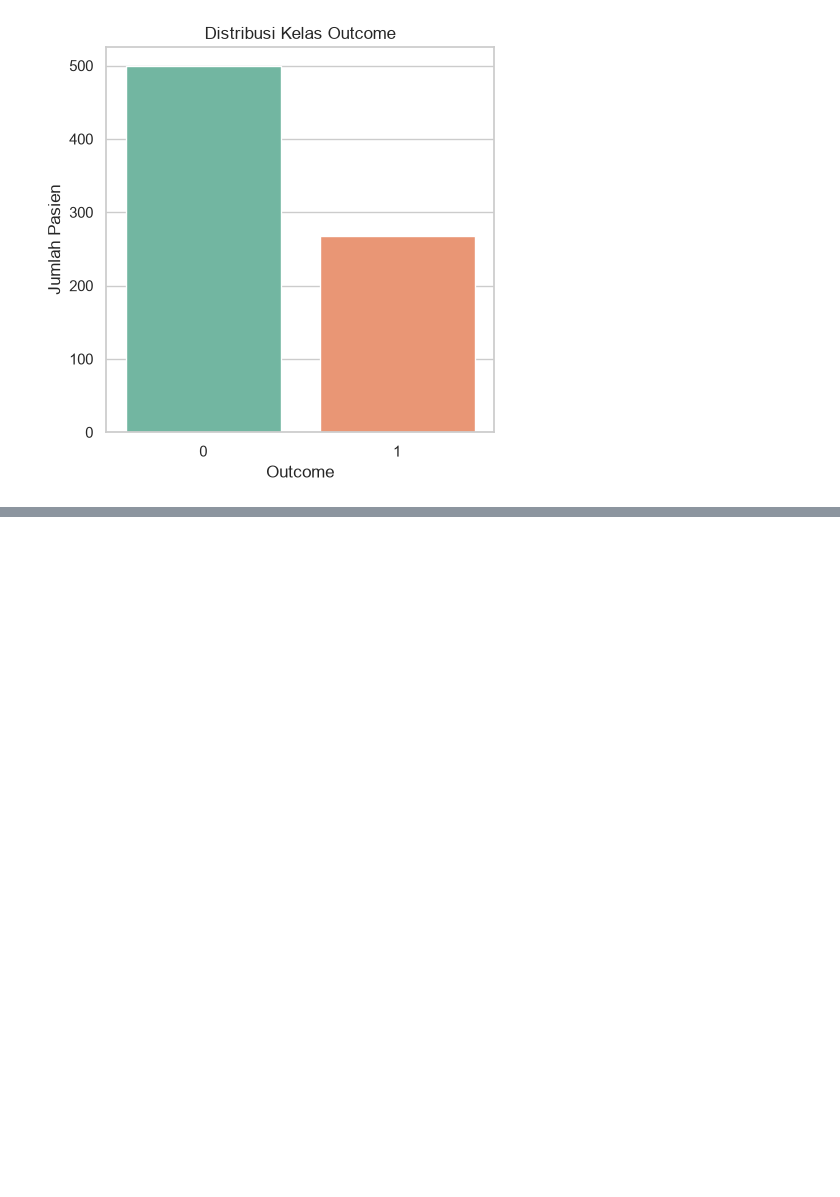
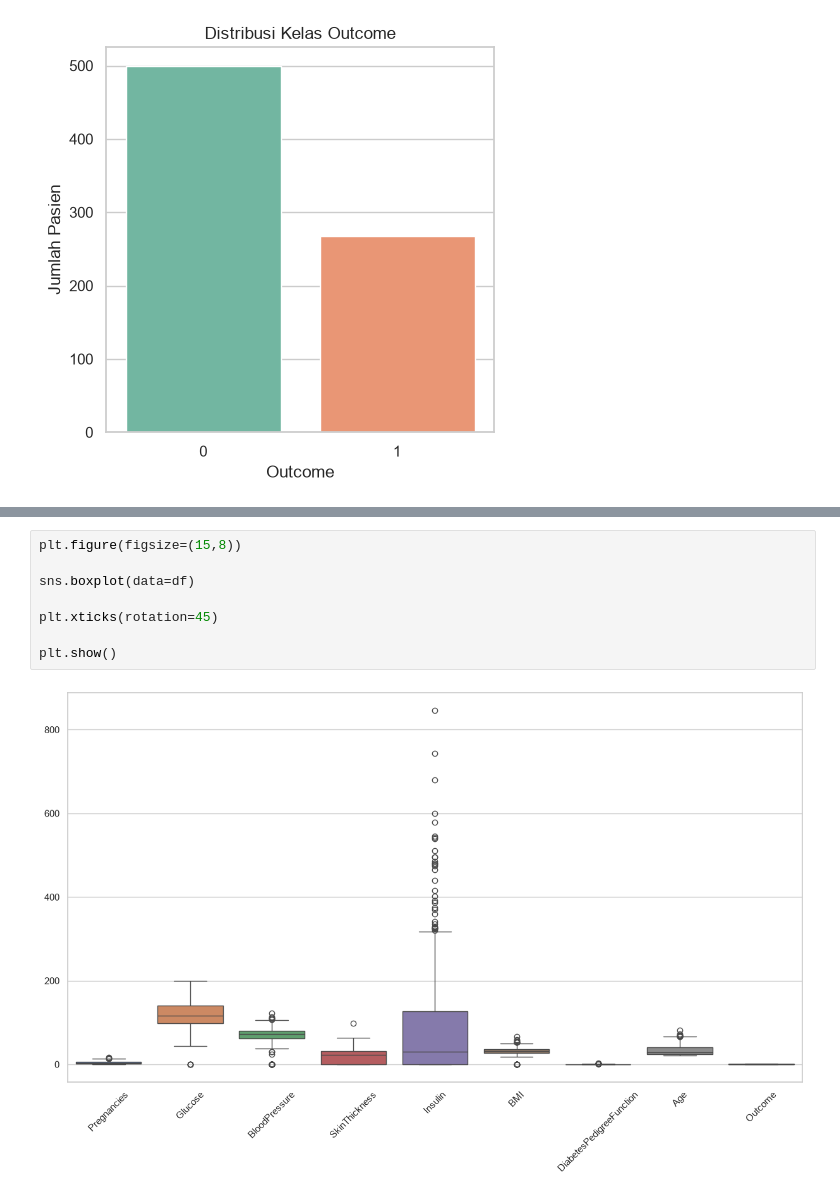
Before and after one commit to pinzii-maz/Prediksi-Risiko-Diabetes, a Jupyter notebook: Belajar Logistik Regresi.ipynb, the cells around one changed output, grey strips where cells are left out. Saved outputs shown, nothing was run; the diff lists cells and outputs as text; blank space fills up the shorter version.

```diff
--- a/Belajar Logistik Regresi.ipynb
+++ b/Belajar Logistik Regresi.ipynb
@@ -116,0 +127,10 @@ Passing `palette` without assigning `hue` is deprecated and will be removed in v
+# %%
+plt.figure(figsize=(15,8))
+
+sns.boxplot(data=df)
+
+plt.xticks(rotation=45)
+
+plt.show()
+# %% [output]
+[figure, added]
```
Also changed, not shown: parts of 13 cells of this notebook.
